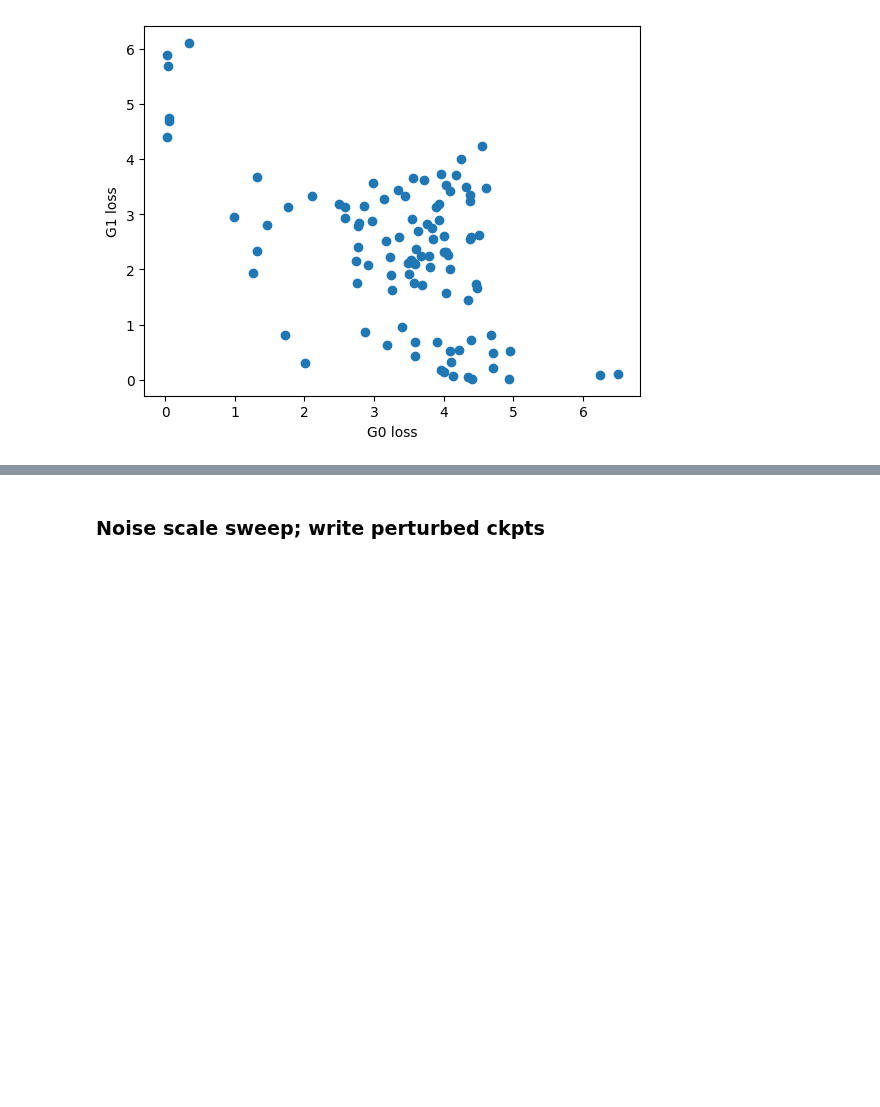
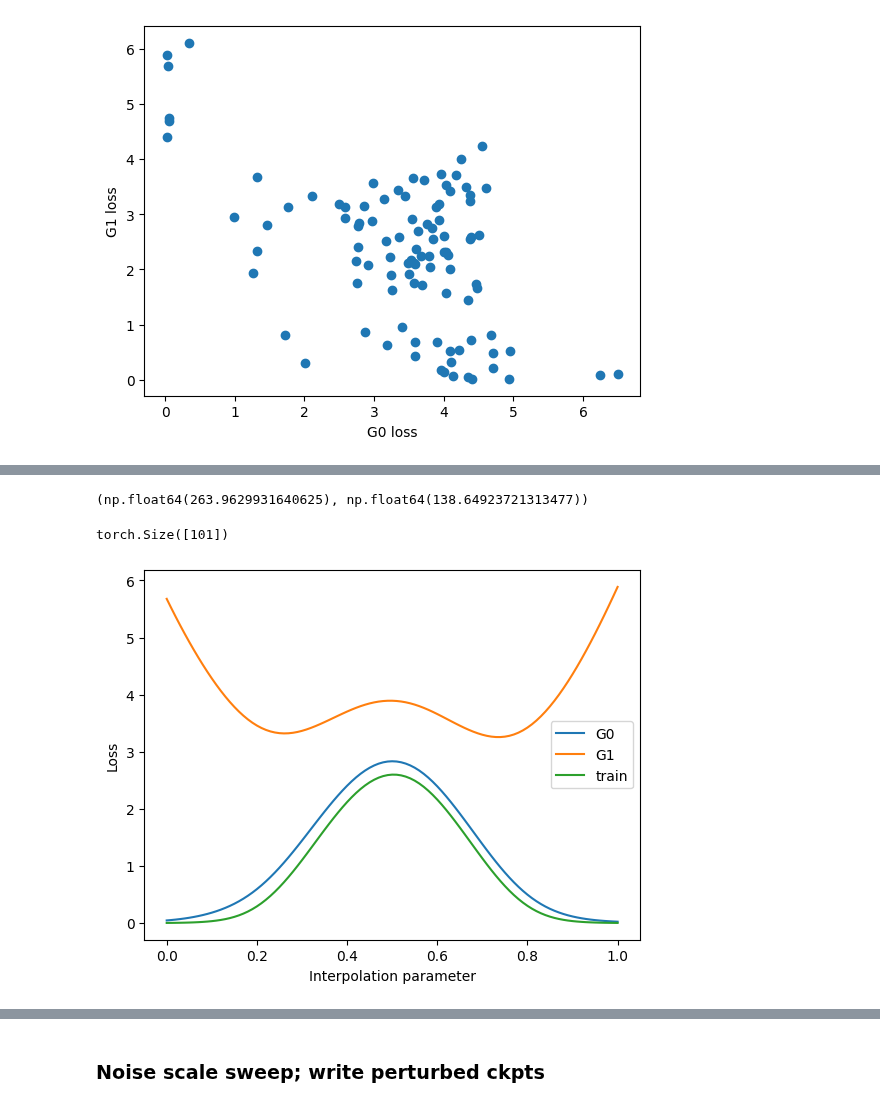
Before and after one commit to LouisYRYJ/Finite-groups, a Jupyter notebook: notebooks/perturb.ipynb, the cells around one changed output, grey strips where cells are left out. Cells and saved outputs as stored; diff of their text form; code cells hidden in the pictures; blank space fills up the shorter version.

```diff
--- a/notebooks/perturb.ipynb
+++ b/notebooks/perturb.ipynb
@@ -65,0 +86,40 @@ plt.show()
+# %%
+init_norms = [weight_norm(init_models[i]) for i in range(len(init_models))]
+final_norms = [weight_norm(final_models[i]) for i in range(len(final_models))]
+np.mean(init_norms), np.mean(final_norms)
+# %% [output]
+(np.float64(263.9629931640625), np.float64(138.64923721313477))
+# %%
+inst1 = 31  # grokked G0
+inst2 = 10 # grokked G0
+# inst2 = 30  # grokked G1
+interp_params = copy.deepcopy(params)
+interp_params.instances = 101
+interp_models = MLP2(interp_params).to(device)
+for i, a in enumerate(np.arange(0, 1.01, 0.01)):
+    for name, p in interp_models.named_parameters():
+        p.data[i] = a * final_models[inst1].get_parameter(name).data + (1 - a) * final_models[inst2].get_parameter(name).data
+# %%
+train_loader = DataLoader(
+    dataset=data,
+    batch_size=len(data),
+    drop_last=True,
+)
+x, z = next(iter(train_loader))
+out = interp_models(x.to(device))
+interp_train_loss = get_cross_entropy(out, z.to(device))
+interp_test_loss = test_loss(interp_models, data)
+# %%
+interp_train_loss.shape
+# %% [output]
+torch.Size([101])
+# %%
+plt.plot(np.arange(0, 1.01, 0.01), interp_test_loss['G0_loss'].detach().cpu().numpy(), label='G0')
+plt.plot(np.arange(0, 1.01, 0.01), interp_test_loss['G1_loss'].detach().cpu().numpy(), label='G1')
+plt.plot(np.arange(0, 1.01, 0.01), interp_train_loss.detach().cpu().numpy(), label='train')
+plt.xlabel('Interpolation parameter')
+plt.ylabel('Loss')
+plt.legend()
+plt.show()
+# %% [output]
+[figure, added]
```
Also changed, not shown: parts of 26 cells of this notebook.
